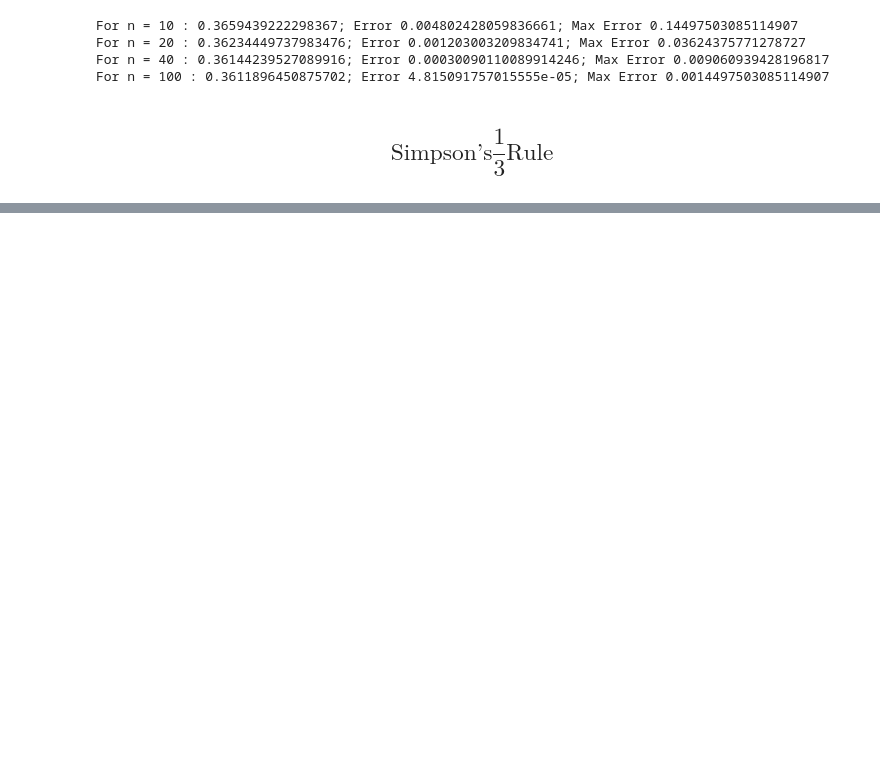
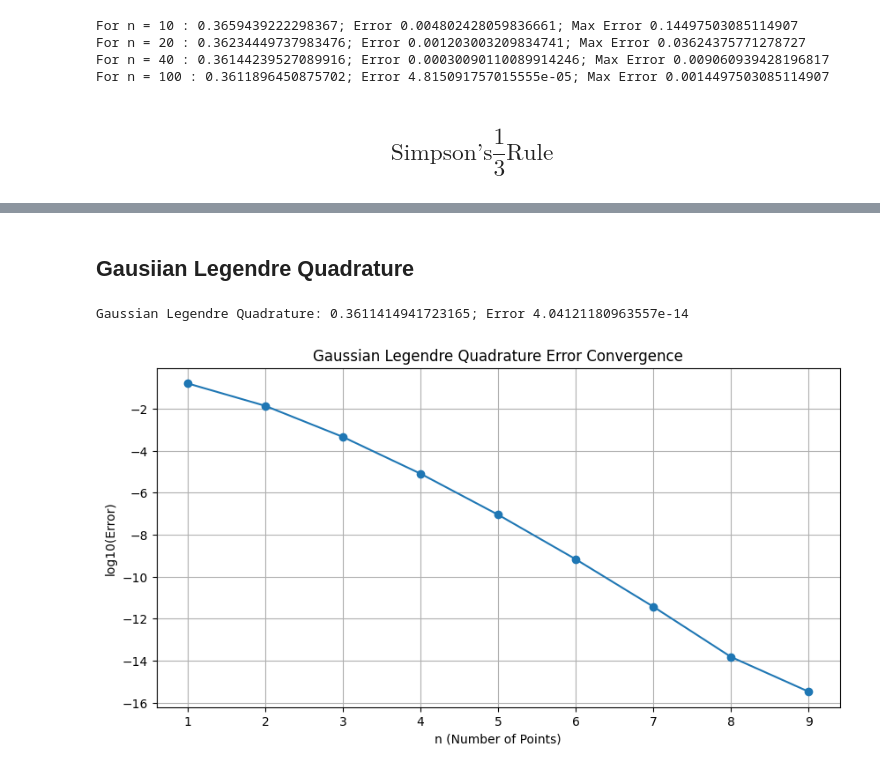
Before and after one commit to Aaravshah2907/Computational-Physics, a Jupyter notebook: Area_finding.ipynb, the cells around one changed output, grey strips where cells are left out. Drawn from its saved outputs; the diff is of its cells as text; code cells hidden in the pictures; blank space fills up the shorter version.

```diff
--- a/Area_finding.ipynb
+++ b/Area_finding.ipynb
@@ -51,0 +75,41 @@ For n = 100 : 0.36114149930761325; Error 5.137613223737958e-09; MaxError -1.5464
+# %% [markdown]
+## Gausiian Legendre Quadrature
+# %%
+# Write a script to export roots of Legendre polynomials and weights for Gaussian quadrature of degree n
+def gaussian_quadrature_weights_and_roots(n):
+    roots, weights = roots_legendre(n)
+    return roots, weights
+# %%
+def xi(t:float, a:float, b:float) :
+    return (b - a) / 2 * t + (b + a) / 2
+
+def weight(t:float, a:float, b:float) :
+    return (b - a) / 2 * t
+
+def gaussian_legendre_quadrature(f, lower_limit, upper_limit,n=5):
+    ti, wi = gaussian_quadrature_weights_and_roots(n)  # Using 5-point Gaussian quadrature
+    xi_vals = [xi(t, lower_limit, upper_limit) for t in ti]
+    weights_adjusted = [weight(t, lower_limit, upper_limit) for t in wi]
+    integral = sum(f(x) * w for x, w in zip(xi_vals, weights_adjusted))
+    return integral
+
+def gaussian_legendre_plot():
+    results = []
+    for n in range(1, 10, 1):
+        result = gaussian_legendre_quadrature(f, 1, 5, n)  # Known value for the integral from 1 to 5
+        error = log10(abs(result - true_val))
+        results.append((n, error))
+
+    plt.figure(figsize=(10, 5))
+    plt.plot(*zip(*results), marker='o')
+    plt.title("Gaussian Legendre Quadrature Error Convergence")
+    plt.xlabel('n (Number of Points)')
+    plt.ylabel('log10(Error)')
+    plt.grid(True)
+    plt.show()
+# %%
+print(f"Gaussian Legendre Quadrature: {gaussian_legendre_quadrature(f, 1, 5, n =1000)}; Error {abs(gaussian_legendre_quadrature(f, 1, 5, n= 1000) - true_val)}")
+gaussian_legendre_plot()
+# %% [output]
+Gaussian Legendre Quadrature: 0.3611414941723165; Error 4.04121180963557e-14
+[figure, added]
```
Also changed, not shown: parts of 6 cells of this notebook.
